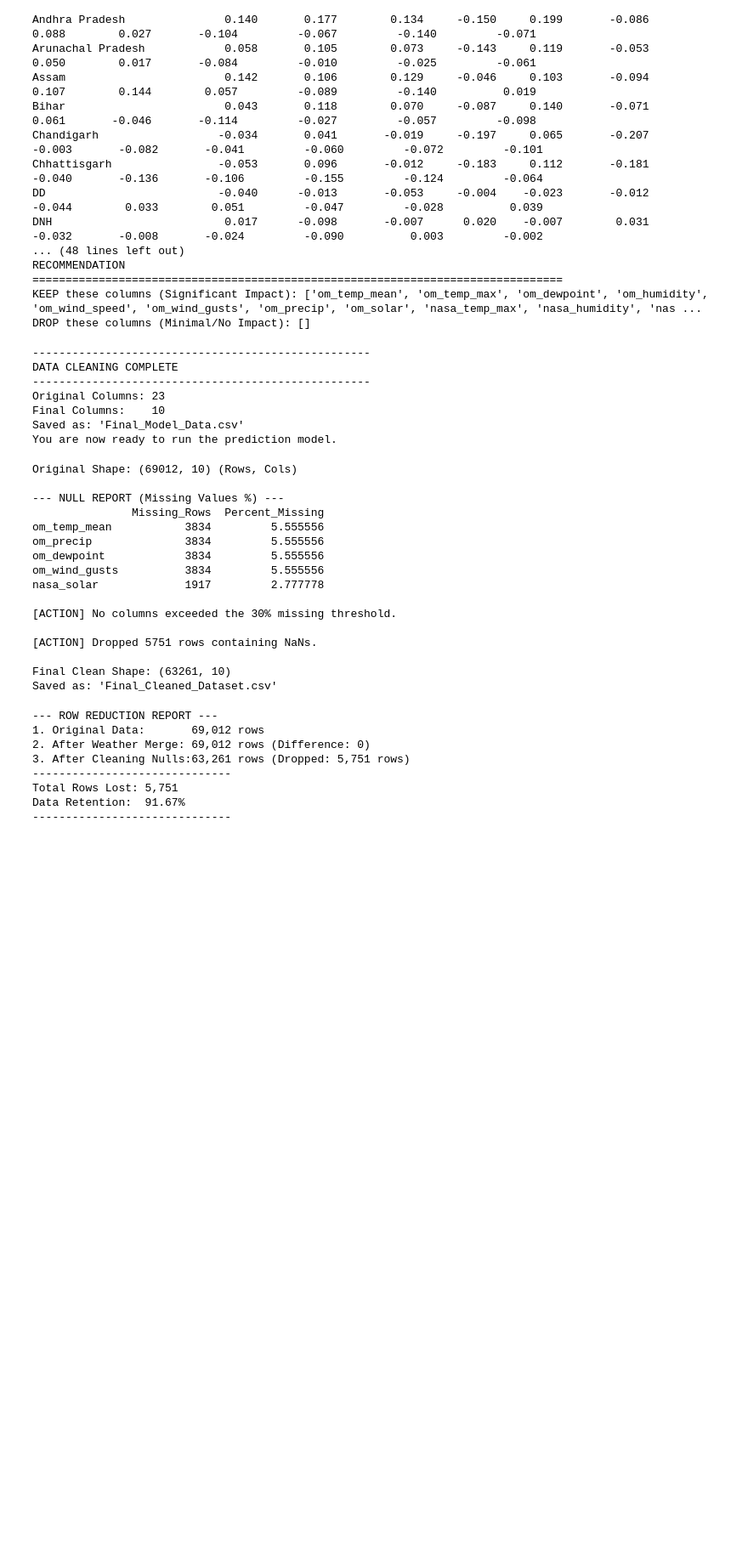
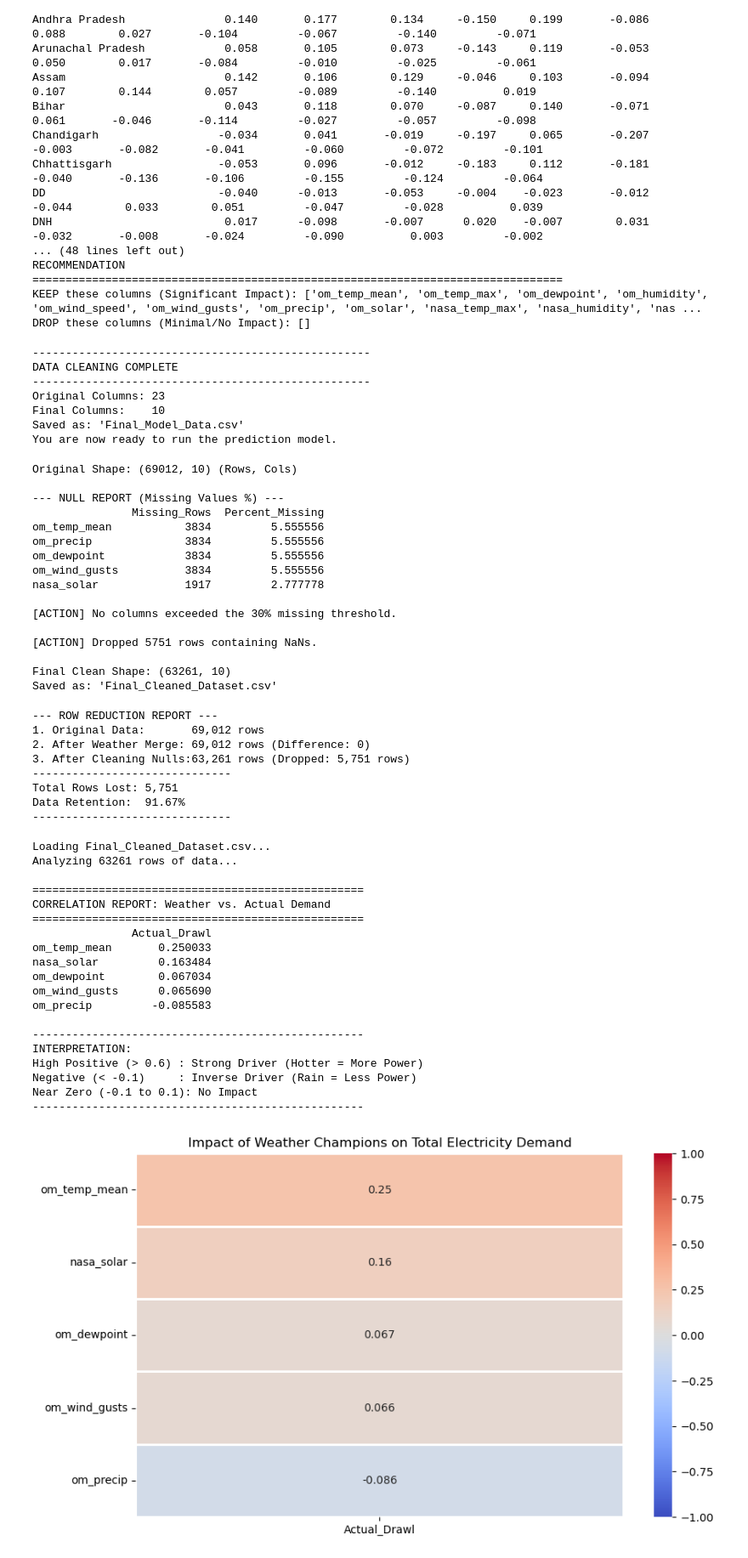
Before and after one commit to SanthoshRaaj-KR/DemandForecasting-PowerGrid, a Jupyter notebook: EDA.ipynb, the cells around one changed output. Shown at 85% size. Saved outputs shown, nothing was run; the diff lists cells and outputs as text; code cells hidden in the pictures; blank space fills up the shorter version.

```diff
--- a/EDA.ipynb
+++ b/EDA.ipynb
@@ -418,3 +418,81 @@ except FileNotFoundError as e:
 Total Rows Lost: 5,751
 Data Retention:  91.67%
 ------------------------------
+# %%
+import pandas as pd
+import seaborn as sns
+import matplotlib.pyplot as plt
+
+# 1. Load the Final Cleaned Data
+file_path = 'Final_Cleaned_Dataset.csv'
+print(f"Loading {file_path}...")
+df = pd.read_csv(file_path)
+
+# 2. Define the Columns to Analyze
+# These are the "Champions" we selected earlier
+champion_cols = [
+    'om_temp_mean',   # Avg Temperature (The main driver)
+    'nasa_solar',     # Solar Radiation
+    'om_dewpoint',    # Humidity/Heat Index
+    'om_wind_gusts',  # Wind
+    'om_precip'       # Rain
+]
+target = 'Actual_Drawl'  # Total Consumption
+
+# 3. Safety Check: Ensure all columns exist and are numeric
+print(f"Analyzing {len(df)} rows of data...")
+available_cols = [c for c in champion_cols if c in df.columns]
+
+if not available_cols:
+    print("ERROR: Champion columns not found! Check your CSV headers.")
+else:
+    # Convert to numeric just in case (coercing errors to NaN)
+    cols_to_fix = available_cols + [target]
+    for col in cols_to_fix:
+        df[col] = pd.to_numeric(df[col], errors='coerce')
+
+    # 4. Calculate Correlation
+    # We compare every Champion against 'Actual_Drawl'
+    correlation_matrix = df[available_cols + [target]].corr()
+
+    # Extract just the target column, sorted from highest to lowest
+    target_corr = correlation_matrix[[target]].drop(target).sort_values(by=target, ascending=False)
+
+    # 5. Print the Text Report
+    print("\n" + "="*50)
+    print("CORRELATION REPORT: Weather vs. Actual Demand")
+    print("="*50)
+    print(target_corr)
+    print("\n" + "-"*50)
+    print("INTERPRETATION:")
+    print("High Positive (> 0.6) : Strong Driver (Hotter = More Power)")
+    print("Negative (< -0.1)     : Inverse Driver (Rain = Less Power)")
+    print("Near Zero (-0.1 to 0.1): No Impact")
+    print("-" * 50)
+
+    # 6. Generate Heatmap Visualization
+    plt.figure(figsize=(10, 6))
+    sns.heatmap(target_corr, annot=True, cmap='coolwarm', vmin=-1, vmax=1, linewidths=1)
+    plt.title('Impact of Weather Champions on Total Electricity Demand')
+    plt.show()
+# %% [output]
+Loading Final_Cleaned_Dataset.csv...
+Analyzing 63261 rows of data...
+
+==================================================
+CORRELATION REPORT: Weather vs. Actual Demand
+==================================================
+               Actual_Drawl
+om_temp_mean       0.250033
+nasa_solar         0.163484
+om_dewpoint        0.067034
+om_wind_gusts      0.065690
+om_precip         -0.085583
+
+--------------------------------------------------
+INTERPRETATION:
+High Positive (> 0.6) : Strong Driver (Hotter = More Power)
+Negative (< -0.1)     : Inverse Driver (Rain = Less Power)
+Near Zero (-0.1 to 0.1): No Impact
+--------------------------------------------------
+[figure, added]
```
Also changed, not shown: parts of 2 cells of this notebook, 3 other files.
